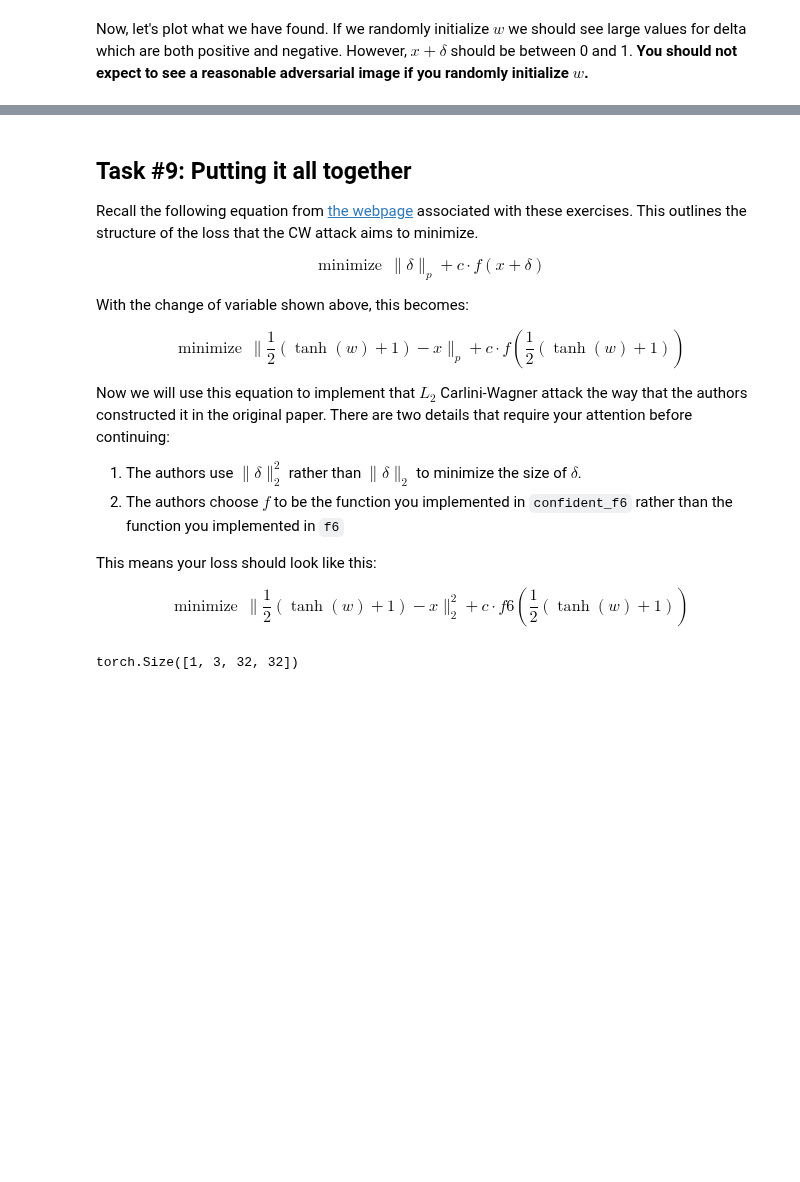
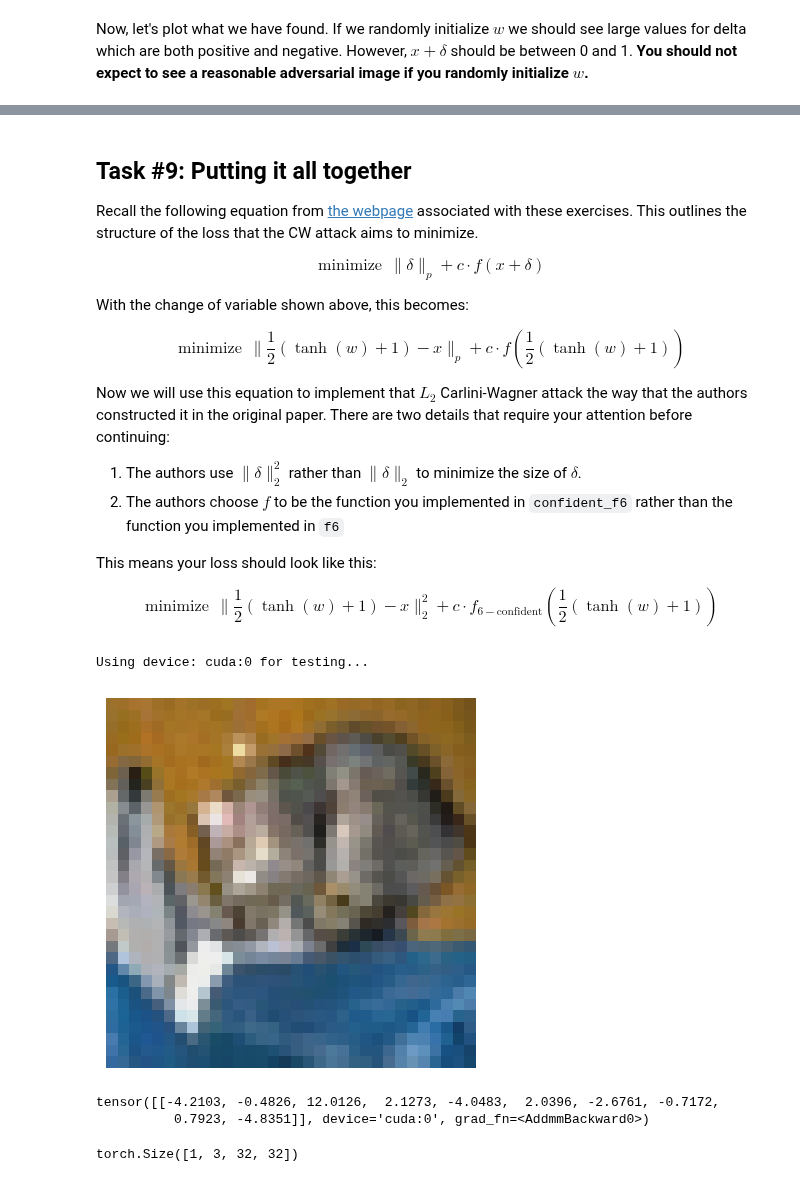
Before and after one commit to zroe1/xlab-ai-security, a Jupyter notebook: working/CW.ipynb, the cells around one changed output, grey strips where cells are left out. Saved outputs shown, nothing was run; the diff lists cells and outputs as text; code cells hidden in the pictures; blank space fills up the shorter version.

```diff
--- a/working/CW.ipynb
+++ b/working/CW.ipynb
@@ -564,8 +563,56 @@ Now we will use this equation to implement that $L_2$ Carlini-Wagner attack the
 This means your loss should look like this:
 
 $$
-\mathrm{minimize} \ \   \| \frac{1}{2} (\tanh({w}) + 1) - x \|_2^2 + c \cdot f6(\frac{1}{2} (\tanh({w}) + 1))
+\mathrm{minimize} \ \   \| \frac{1}{2} (\tanh({w}) + 1) - x \|_2^2 + c \cdot f_{\mathrm{6-confident}}(\frac{1}{2} (\tanh({w}) + 1))
 $$
+# %%
+def CW_targeted_l2(img, model, c, target, k=0.1, l2_limit=0.5, num_iters=100):
+    device = next(model.parameters()).device
+    print(f"Using device: {device} for testing...")
+
+    cw_weights = torch.randn_like(img).to(device) * 0.001
+    cw_weights.requires_grad = True
+    optimizer = optim.Adam([cw_weights], lr=5e-2)
+
+    delta = get_delta(cw_weights, img)
+
+    for _ in range(num_iters):
+        logits = model(img + delta)
+
+        # stop attack early if the model predicts target class and delta is in our budget
+        if (
+            torch.argmax(logits[0]) == target
+            and torch.sum((delta) ** 2).item() <= l2_limit
+        ):
+            return img + delta
+
+        assert confident_f6(logits[0], target, k) >= -k
+
+        success_loss = c * confident_f6(logits[0], target, k)
+        l2_reg = torch.sum((delta) ** 2)
+
+        loss = success_loss + l2_reg
+        loss.backward()
+        optimizer.step()
+        optimizer.zero_grad()
+
+        delta = get_delta(cw_weights, img)
+
+    print("warning! targeted attack was not successful")
+    return img + delta
+# %%
+a = CW_targeted_l2(x_test[0:1], model, 0.015, 2, k=0.1, l2_limit=0.5, num_iters=100)
+# %% [output]
+Using device: cuda:0 for testing...
+# %%
+show_image(a.cpu())
+# %% [output]
+[figure, added]
+# %%
+model(a)
+# %% [output]
+tensor([[-4.2103, -0.4826, 12.0126,  2.1273, -4.0483,  2.0396, -2.6761, -0.7172,
+          0.7923, -4.8351]], device='cuda:0', grad_fn=<AddmmBackward0>)
 # %%
 delta.shape
 # %% [output]
```
Also changed, not shown: parts of 3 cells of this notebook.
